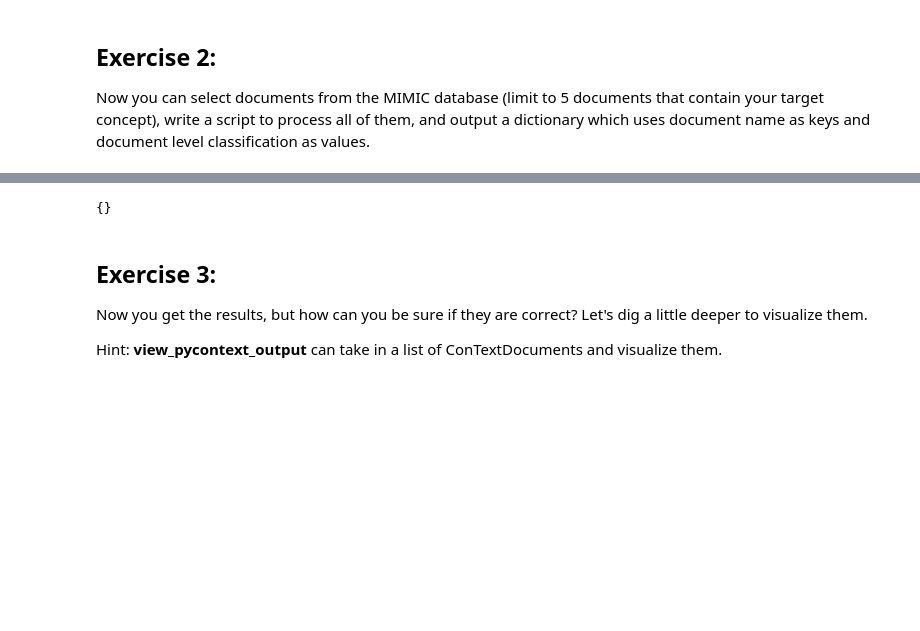
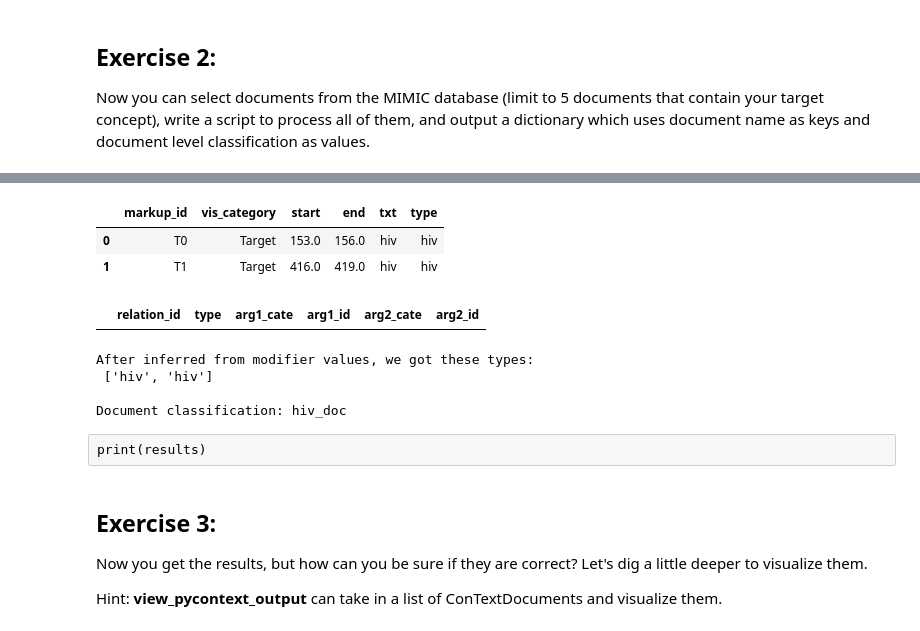
Before and after one commit to doraemon918/intro_NLP, a Jupyter notebook: modules/m5_rule_based_nlp/m5_Homework.ipynb, the cells around one changed output, grey strips where cells are left out. Cells and saved outputs as stored; diff of their text form; code cells hidden in the pictures; blank space fills up the shorter version.

```diff
--- a/modules/m5_rule_based_nlp/m5_Homework.ipynb
+++ b/modules/m5_rule_based_nlp/m5_Homework.ipynb
@@ -88,3 +148,5 @@ NO_FEVER
 # %%
 #initiate an instance of MyPipe
 myPipe=MyPipe(sentence_rules, target_rules, context_rules, feature_inference_rule, document_inference_rule)
+# %%
+sentences=sentence_segmenter.segToSentenceSpans(note_list[2])
@@ -90,0 +155,4 @@ myPipe=MyPipe(sentence_rules, target_rules, context_rules, feature_inference_rul
+# %%
+for sentence in sentences:
+    print("Sentence({}-{}):\t{}".format(sentence.begin, sentence.end, note_list[2][sentence.begin:sentence.end]))
+    print('\n'+'-'* 100+'\n')
@@ -90,0 +161,11 @@ myPipe=MyPipe(sentence_rules, target_rules, context_rules, feature_inference_rul
+# %%
+# initiate a pyConTextGraph to hold the pyConText output
+context_doc = pyConTextGraph.ConTextDocument()
+
+for sentence in sentences:
+    sentence_text=note_list[1][sentence.begin:sentence.end].lower()
+    # Process every sentence by adding markup
+    m = markup_sentence(sentence_text, modifiers=modifiers, targets=targets)
+    context_doc.addMarkup(m)
+    context_doc.getSectionMarkups()
+    print(m)
@@ -91,10 +190,31 @@ myPipe=MyPipe(sentence_rules, target_rules, context_rules, feature_inference_rul
+# %%
+# convert graphic markups into dataframe
+markups = get_document_markups(context_doc)
+annotations, relations, doc_txt = convertMarkups2DF(markups)
+# %%
+display(annotations)
+display(relations)
+# %% [output]
+|  | markup_id | vis_category | start | end | txt | type |
+| 0 | T0 | Target | 153.0 | 156.0 | hiv | hiv |
+| 1 | T1 | Target | 416.0 | 419.0 | hiv | hiv |
+|  | relation_id | type | arg1_cate | arg1_id | arg2_cate | arg2_id |
+# %%
+# apply inferences for document classication
+inferenced_types = feature_inferencer.process(annotations, relations)
+print('After inferred from modifier values, we got these types:\n '+str(inferenced_types))
+doc_class = document_inferencer.process(inferenced_types)
+print('\nDocument classification: '+ doc_class )
+# %% [output]
+After inferred from modifier values, we got these types:
+ ['hiv', 'hiv']
+
+Document classification: hiv_doc
 # %%
 # write you code here, fill the results by processing each document through MyPipe
 results=dict()  # this dictionary will contain document names as keys and a document-level classification as values.
-# %%
-print(results)
-# %% [output]
-{}
+# %% [raw]
+print(results)
 # %% [markdown]
 ## Exercise 3:
 
```
Also changed, not shown: parts of 10 cells of this notebook, 2 other files.
